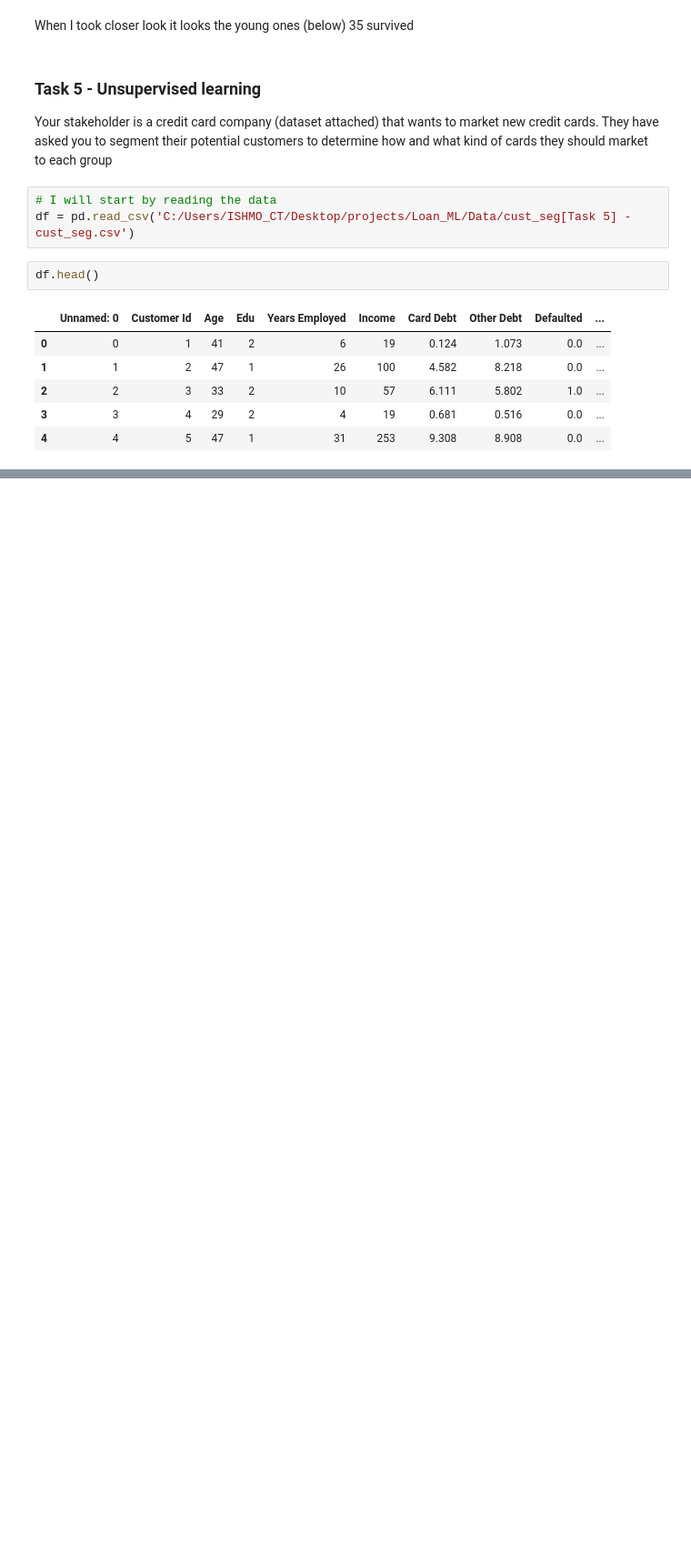
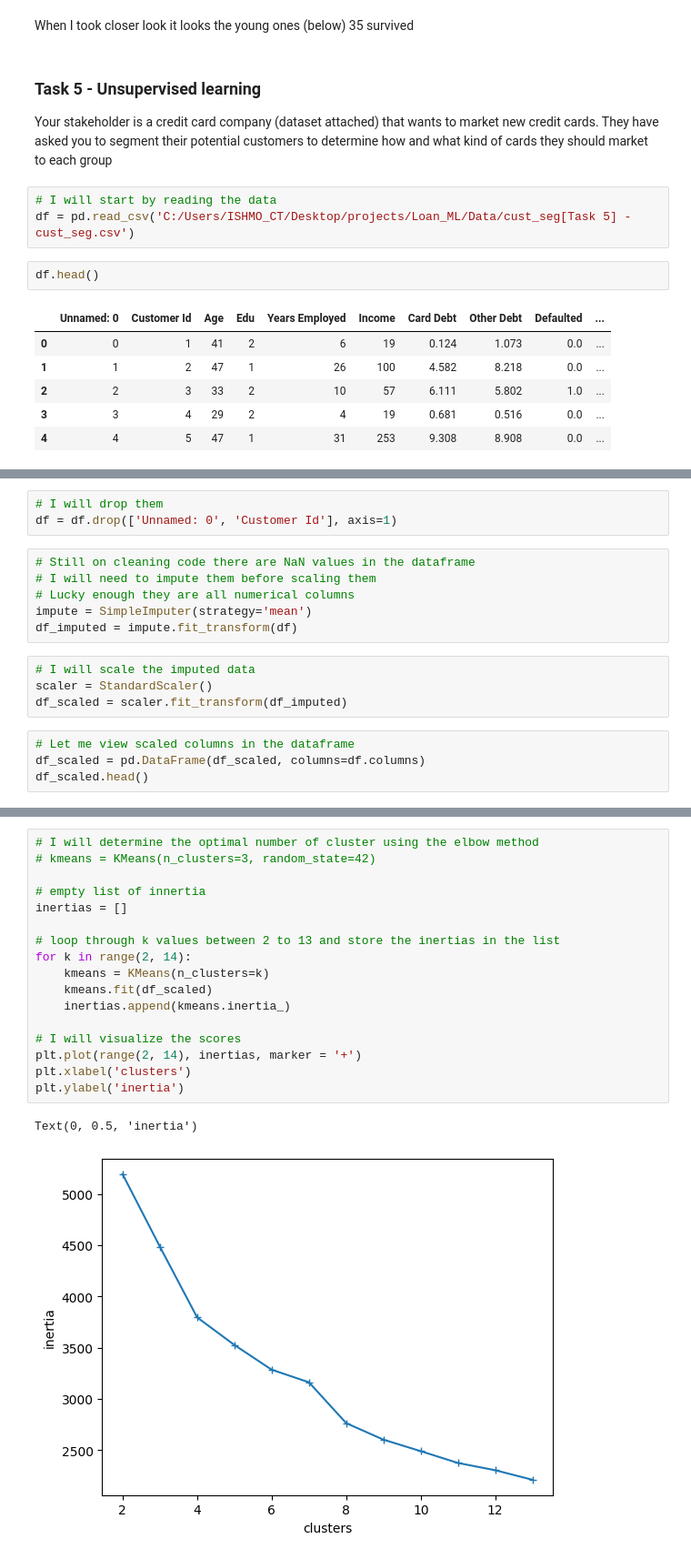
Before and after one commit to ayebaishmo/Loan_ML, a Jupyter notebook: Ayebazibwe_Ishmael.ipynb, the cells around one changed output, grey strips where cells are left out. Shown at 91% size. Saved outputs shown, nothing was run; the diff lists cells and outputs as text; blank space fills up the shorter version.

Commit message:
Clusters

```diff
--- a/Ayebazibwe_Ishmael.ipynb
+++ b/Ayebazibwe_Ishmael.ipynb
@@ -1294,0 +1176,17 @@ Text(0, 0.5, 'Inertia')
+# %%
+# I will drop them
+df = df.drop(['Unnamed: 0', 'Customer Id'], axis=1)
+# %%
+# Still on cleaning code there are NaN values in the dataframe
+# I will need to impute them before scaling them
+# Lucky enough they are all numerical columns
+impute = SimpleImputer(strategy='mean')
+df_imputed = impute.fit_transform(df)
+# %%
+# I will scale the imputed data
+scaler = StandardScaler()
+df_scaled = scaler.fit_transform(df_imputed)
+# %%
+# Let me view scaled columns in the dataframe
+df_scaled = pd.DataFrame(df_scaled, columns=df.columns)
+df_scaled.head()
@@ -1294,0 +1200,20 @@ Text(0, 0.5, 'Inertia')
+# %%
+# I will determine the optimal number of cluster using the elbow method
+# kmeans = KMeans(n_clusters=3, random_state=42)
+
+# empty list of innertia
+inertias = []
+
+# loop through k values between 2 to 13 and store the inertias in the list
+for k in range(2, 14):
+    kmeans = KMeans(n_clusters=k)
+    kmeans.fit(df_scaled)
+    inertias.append(kmeans.inertia_)
+
+# I will visualize the scores
+plt.plot(range(2, 14), inertias, marker = '+')
+plt.xlabel('clusters')
+plt.ylabel('inertia')
+# %% [output]
+Text(0, 0.5, 'inertia')
+[figure, added]
```
Also changed, not shown: parts of 35 cells of this notebook, 2 other files.
